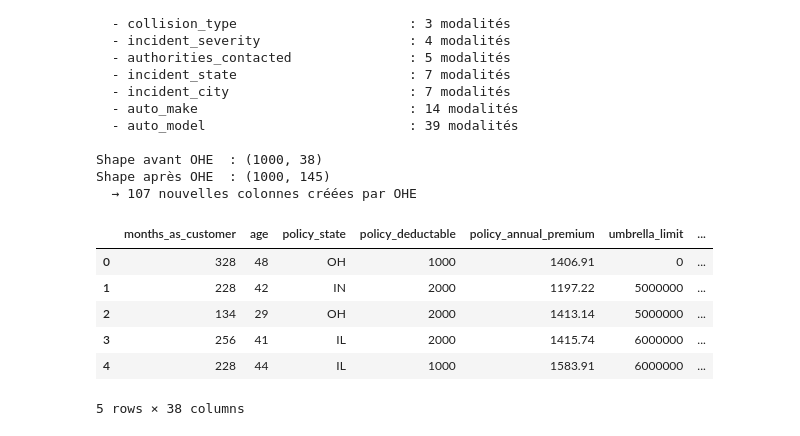
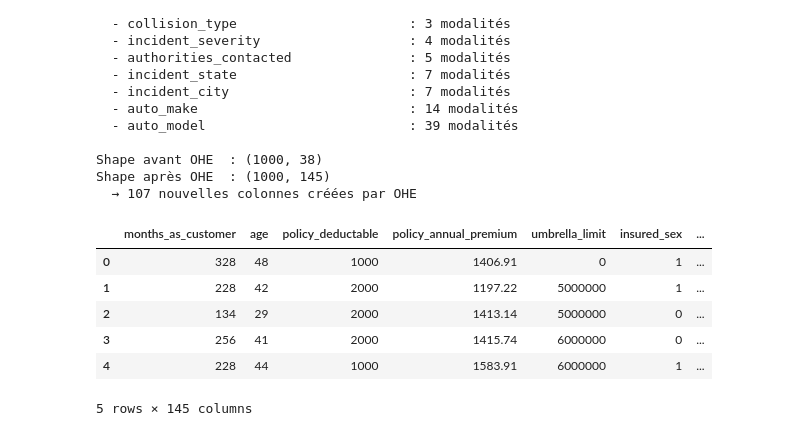
Before and after one commit to DataScientest-Studio/sep25cds_predisinistre, a Jupyter notebook: reports/Pre_Sinistre_Rendu1.ipynb, the cells around one changed output. Cells and saved outputs as stored; diff of their text form; code cells hidden in the pictures.

```diff
--- a/reports/Pre_Sinistre_Rendu1.ipynb
+++ b/reports/Pre_Sinistre_Rendu1.ipynb
@@ -1155,12 +1155,12 @@ Shape après OHE  : (1000, 145)
   → 107 nouvelles colonnes créées par OHE
 # %%
 # Réaffichage des premières colonnes pour vérification de l'encodage
-df_clean.head()
+df_encoded.head()
 # %% [output]
-|  | months_as_customer | age | policy_state | policy_deductable | policy_annual_premium | umbrella_limit | ... |
-| 0 | 328 | 48 | OH | 1000 | 1406.91 | 0 | ... |
-| 1 | 228 | 42 | IN | 2000 | 1197.22 | 5000000 | ... |
-| 2 | 134 | 29 | OH | 2000 | 1413.14 | 5000000 | ... |
-| 3 | 256 | 41 | IL | 2000 | 1415.74 | 6000000 | ... |
-| 4 | 228 | 44 | IL | 1000 | 1583.91 | 6000000 | ... |
+|  | months_as_customer | age | policy_deductable | policy_annual_premium | umbrella_limit | insured_sex | ... |
+| 0 | 328 | 48 | 1000 | 1406.91 | 0 | 1 | ... |
+| 1 | 228 | 42 | 2000 | 1197.22 | 5000000 | 1 | ... |
+| 2 | 134 | 29 | 2000 | 1413.14 | 5000000 | 0 | ... |
+| 3 | 256 | 41 | 2000 | 1415.74 | 6000000 | 0 | ... |
+| 4 | 228 | 44 | 1000 | 1583.91 | 6000000 | 1 | ... |
-5 rows × 38 columns
+5 rows × 145 columns
```
Also changed, not shown: parts of 7 cells of this notebook.
